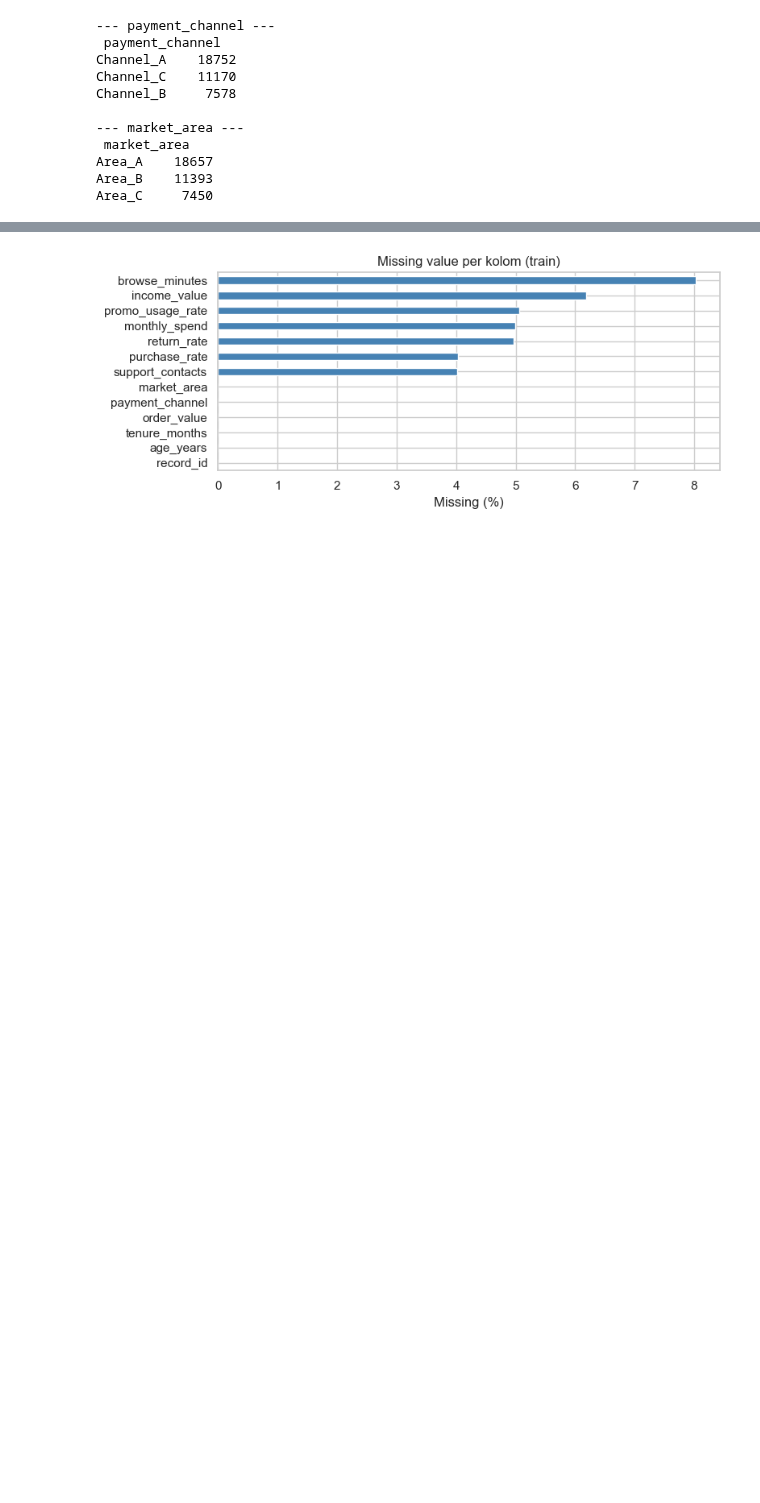
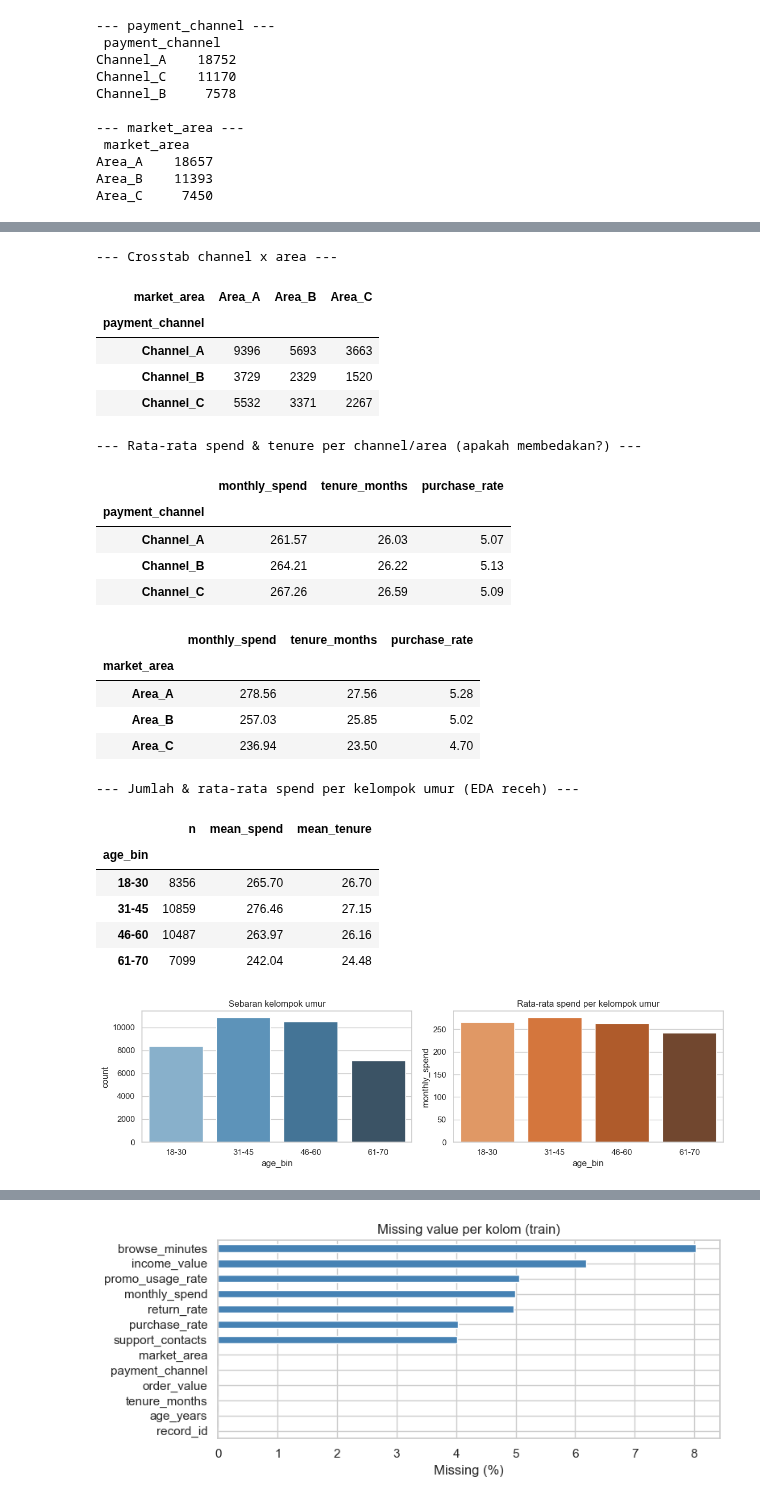
Before and after one commit to fardanhafidz/customer-segmentation-lbe-kcv, a Jupyter notebook: customer_segmentation_unsupervised.ipynb, the cells around one changed output, grey strips where cells are left out. Cells and saved outputs as stored; diff of their text form; code cells hidden in the pictures; blank space fills up the shorter version.

```diff
--- a/customer_segmentation_unsupervised.ipynb
+++ b/customer_segmentation_unsupervised.ipynb
@@ -91,0 +232,40 @@ Area_C     7450
+# %%
+print("--- Crosstab channel x area ---"); display(pd.crosstab(train["payment_channel"], train["market_area"]))
+print("\n--- Rata-rata spend & tenure per channel/area (apakah membedakan?) ---")
+display(train.groupby("payment_channel")[["monthly_spend","tenure_months","purchase_rate"]].mean().round(2))
+display(train.groupby("market_area")[["monthly_spend","tenure_months","purchase_rate"]].mean().round(2))
+
+train["age_bin"] = pd.cut(train["age_years"], [18,30,45,60,70], labels=["18-30","31-45","46-60","61-70"])
+print("\n--- Jumlah & rata-rata spend per kelompok umur (EDA receh) ---")
+display(train.groupby("age_bin", observed=True).agg(n=("record_id","count"), mean_spend=("monthly_spend","mean"), mean_tenure=("tenure_months","mean")).round(2))
+fig, axes = plt.subplots(1, 2, figsize=(12,3.5))
+sns.countplot(data=train, x="age_bin", ax=axes[0], palette="Blues_d"); axes[0].set_title("Sebaran kelompok umur")
+sns.barplot(data=train, x="age_bin", y="monthly_spend", ax=axes[1], palette="Oranges_d", errorbar=None); axes[1].set_title("Rata-rata spend per kelompok umur")
+plt.tight_layout(); plt.show()
+train.drop(columns="age_bin", inplace=True)
+# %% [output]
+--- Crosstab channel x area ---
+| market_area | Area_A | Area_B | Area_C |
+| payment_channel |  |  |  |
+| Channel_A | 9396 | 5693 | 3663 |
+| Channel_B | 3729 | 2329 | 1520 |
+| Channel_C | 5532 | 3371 | 2267 |
+--- Rata-rata spend & tenure per channel/area (apakah membedakan?) ---
+|  | monthly_spend | tenure_months | purchase_rate |
+| payment_channel |  |  |  |
+| Channel_A | 261.57 | 26.03 | 5.07 |
+| Channel_B | 264.21 | 26.22 | 5.13 |
+| Channel_C | 267.26 | 26.59 | 5.09 |
+|  | monthly_spend | tenure_months | purchase_rate |
+| market_area |  |  |  |
+| Area_A | 278.56 | 27.56 | 5.28 |
+| Area_B | 257.03 | 25.85 | 5.02 |
+| Area_C | 236.94 | 23.50 | 4.70 |
+--- Jumlah & rata-rata spend per kelompok umur (EDA receh) ---
+|  | n | mean_spend | mean_tenure |
+| age_bin |  |  |  |
+| 18-30 | 8356 | 265.70 | 26.70 |
+| 31-45 | 10859 | 276.46 | 27.15 |
+| 46-60 | 10487 | 263.97 | 26.16 |
+| 61-70 | 7099 | 242.04 | 24.48 |
+[figure, added]
```
Also changed, not shown: parts of 6 cells of this notebook.
